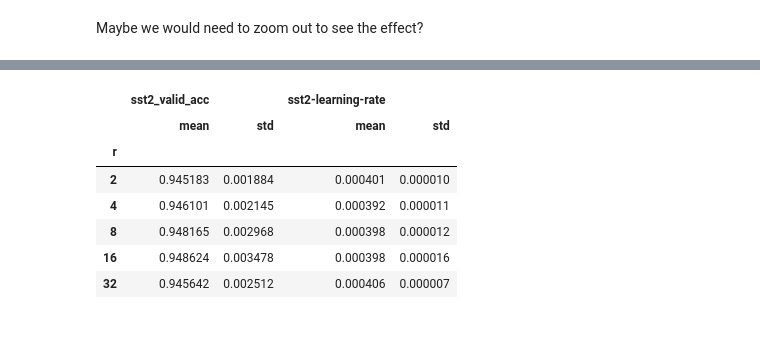
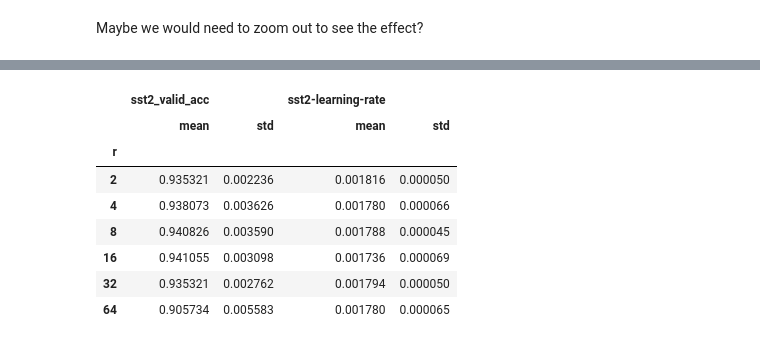
Before and after one commit to marianokamp/peft_lora, a Jupyter notebook: 2c_lora_tuning_experiments_rank_again.ipynb, the cells around one changed output, grey strips where cells are left out. Drawn from its saved outputs; the diff is of its cells as text; code cells hidden in the pictures.

```diff
--- a/2c_lora_tuning_experiments_rank_again.ipynb
+++ b/2c_lora_tuning_experiments_rank_again.ipynb
@@ -72,21 +74,22 @@ If it turns out that AMT will cluster trials to the lower or upper bound of the
 
 Also if the performance improves dramatically as a result of tuning `r` and on the upper or lower bound, we should also run another experiment, verifying where exactly the point of saturation is.
 # %%
-from sagemaker.tuner import ContinuousParameter
+from sagemaker.tuner import ContinuousParameter, CategoricalParameter
 
-n_trials = 10
+n_trials = 7
 
 hpt_ranges = {
-    'sst2-learning-rate': ContinuousParameter(best_hyperparameters['sst2-learning-rate']* 0.95, best_hyperparameters['sst2-learning-rate']*1.05),
+    'sst2-learning-rate': ContinuousParameter(best_hyperparameters['sst2-learning-rate'] * 0.95, best_hyperparameters['sst2-learning-rate']*1.05),
+    'clf-droput': CategoricalParameter([0.0, 0.01, 0.1, 0.5])
 }
 # %%
 r_tuning_jobs = []
-for r in [2, 4, 8, 16, 32]:
+for r in [2, 4, 8, 16, 32, 64]:
     estimator = PyTorch(**get_default_estimator_parameters())
     estimator.set_hyperparameters(**{'sst2-lora-config': 'all', 'sst2-lora-r': r, **best_hyperparameters})
 
     tuner_parameters = {**(p('tuner_parameters') | dict(
-        strategy='Bayesian',
+        strategy='Random',
         hyperparameter_ranges=hpt_ranges,
         metric_definitions=p('metric_definitions'),
         estimator = estimator,
@@ -192,28 +214,29 @@ learnable_df['relative_percent'] = learnable_df['value'] / roberta_learnable * 1
 # %%
 k=5
 # Filter out the base tuning job
 t_df = trials_df[trials_df['TuningJobName'].str.startswith('r') ]
 
 # Extract r out of the name of the TuningJob
-t_df['r'] = t_df['TuningJobName'].str.extract('r(\d+)-warm').astype('int')
+t_df['r'] = t_df['TuningJobName'].str.extract('r(\d+)-').astype('int')
 
 # Sort by r and performance
 t_df = t_df.sort_values(by=['r', 'sst2_valid_acc'], ascending=[True, False])
 
 # Just keep the top k trials
 topk_df = t_df.groupby('r').nth[:k].reset_index() # Three trials with the best objective metric per r
 
 # Summarize
 summary_df = topk_df.groupby('r').agg({'sst2_valid_acc': ['mean', 'std'], 'sst2-learning-rate': ['mean', 'std']}); summary_df
 # %% [output]
 |  | sst2_valid_acc |  | sst2-learning-rate |  |
 |  | mean | std | mean | std |
 | r |  |  |  |  |
-| 2 | 0.945183 | 0.001884 | 0.000401 | 0.000010 |
-| 4 | 0.946101 | 0.002145 | 0.000392 | 0.000011 |
-| 8 | 0.948165 | 0.002968 | 0.000398 | 0.000012 |
-| 16 | 0.948624 | 0.003478 | 0.000398 | 0.000016 |
-| 32 | 0.945642 | 0.002512 | 0.000406 | 0.000007 |
+| 2 | 0.935321 | 0.002236 | 0.001816 | 0.000050 |
+| 4 | 0.938073 | 0.003626 | 0.001780 | 0.000066 |
+| 8 | 0.940826 | 0.003590 | 0.001788 | 0.000045 |
+| 16 | 0.941055 | 0.003098 | 0.001736 | 0.000069 |
+| 32 | 0.935321 | 0.002762 | 0.001794 | 0.000050 |
+| 64 | 0.905734 | 0.005583 | 0.001780 | 0.000065 |
 # %%
 topk_df
 # %% [output]
```
Also changed, not shown: parts of 12 cells of this notebook, 5 other files.
